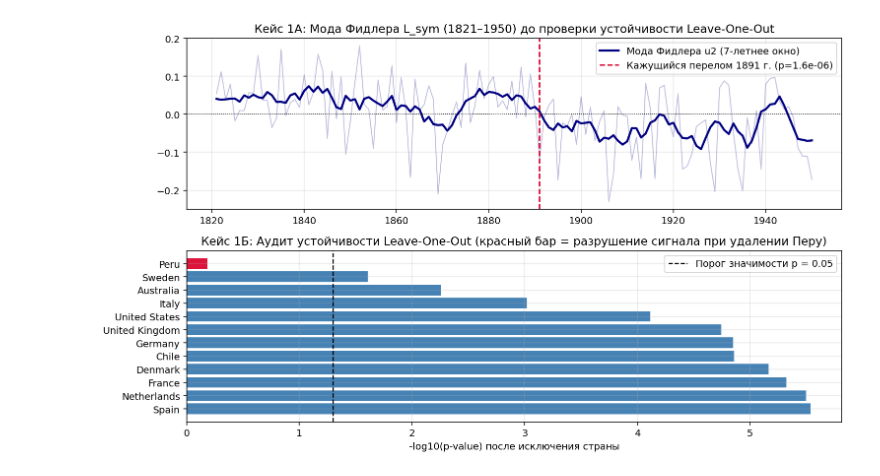
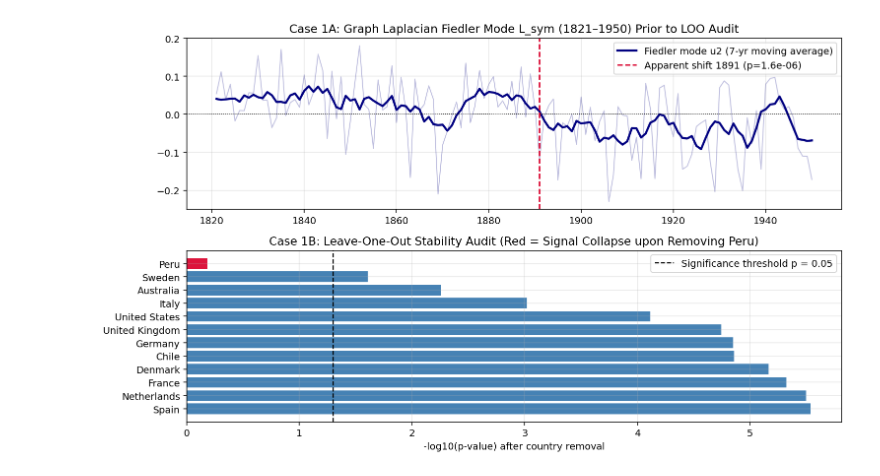
Before and after one commit to avtonomov-petr/cliometric-spectral-audit, a Jupyter notebook: cliometric_spectral_audit.ipynb, the cells around one changed output. Cells and saved outputs as stored; diff of their text form; code cells hidden in the pictures.

```diff
--- a/cliometric_spectral_audit.ipynb
+++ b/cliometric_spectral_audit.ipynb
@@ -113,13 +131,15 @@ print("Ядро протокола инициализировано. Папка
 # %%
 xlsx_files = [f for f in os.listdir(".") if f.endswith(".xlsx")]
 if not xlsx_files:
-    raise FileNotFoundError("Загрузите 'mpd2023_web.xlsx' в левую панель Colab (Files)!")
+  raise FileNotFoundError(
+      "Please upload 'mpd2023_web.xlsx' to the Colab Files panel!"
+  )
 
 mpd_file = xlsx_files.pop(0)
 df_mpd = pd.read_excel(mpd_file, sheet_name="Full data")
 df_piv = df_mpd.pivot(index="year", columns="country", values="gdppc")
 
-# 1. Срез 1820–1950 гг.
+# 1. Subsample 1820-1950
 df_ind = df_piv.loc[1820:1950].dropna(axis=1)
 countries_ind = df_ind.columns.tolist()
 X_ind = df_ind.values.astype(float)
@@ -128,30 +148,57 @@ yrs_ind = df_ind.index.values
 res1_ind = run_first_echelon_bypass(X_ind, countries_ind)
 boot_ind = bootstrap_pr(X_ind, n_iter=300)
 
-print(f"=== КЕЙС 1: MADDISON 1820–1950 ({len(yrs_ind)} лет x {len(countries_ind)} стран) ===")
-print(f"Энергия 1-й моды: {res1_ind['energy_1']:.2%}")
-print(f"PR(u1) = {res1_ind['pr_u1']:.3f} {boot_ind['u1_ci']} | PR(v1) = {res1_ind['pr_v1']:.3f} {boot_ind['v1_ci']}")
+print(
+    f"=== CASE 1: MADDISON 1820–1950 ({len(yrs_ind)} years x"
+    f" {len(countries_ind)} countries) ==="
+)
+print(f"Mode 1 Energy: {res1_ind['energy_1']:.2%}")
+print(
+    f"PR(u1) = {res1_ind['pr_u1']:.3f} {boot_ind['u1_ci']} | PR(v1) ="
+    f" {res1_ind['pr_v1']:.3f} {boot_ind['v1_ci']}"
+)
 
-# 2. Второй эшелон (L_sym на лог-приростах) и слепой поиск перелома + Leave-One-Out
+# 2. Second Echelon (L_sym on log-differences) + blind change-point scan + LOO
 X_diff_ind = np.diff(np.log(X_ind), axis=0)
 X_diff_ind_z = (X_diff_ind - X_diff_ind.mean(axis=0)) / X_diff_ind.std(axis=0)
 yrs_diff_ind = yrs_ind[1:]
 
 best_yr, min_p, p_scan, loo_ind, u2_ind = leave_one_out_scan(
-    X_diff_ind_z, yrs_diff_ind, countries_ind, np.arange(1845, 1930), test_type="mean", k_nn=6
+    X_diff_ind_z,
+    yrs_diff_ind,
+    countries_ind,
+    np.arange(1845, 1930),
+    test_type="mean",
+    k_nn=6,
 )
-print(f"\nСлепой детектор сдвига среднего (L_sym): минимум p = {min_p:.2e} в {best_yr} г.")
+print(
+    f"\nBlind change-point detector (L_sym): min p = {min_p:.2e} in {best_yr}"
+)
 for k, v in sorted(loo_ind.items(), key=lambda x: -x[1])[:3]:
-    print(f"  Чувствительность при исключении '{k}': p = {v:.2e}")
+  print(f"  Sensitivity upon excluding '{k}': p = {v:.2e}")
 
-# 3. Отрисовка и сохранение фигуры Кейса 1
+# 3. Plot and save Case 1 figure
 fig, (ax1, ax2) = plt.subplots(2, 1, figsize=(11, 6.5))
-u2_smooth = np.convolve(u2_ind, np.ones(7)/7, mode="same")
+u2_smooth = np.convolve(u2_ind, np.ones(7) / 7, mode="same")
 ax1.plot(yrs_diff_ind, u2_ind, color="navy", alpha=0.25, lw=1)
-ax1.plot(yrs_diff_ind, u2_smooth, color="navy", lw=2.2, label="Мода Фидлера u2 (7-летнее окно)")
+ax1.plot(
+    yrs_diff_ind,
+    u2_smooth,
+    color="navy",
+    lw=2.2,
+    label="Fiedler mode u2 (7-yr moving average)",
+)
 ax1.axhline(0, color="black", ls=":", lw=0.8)
-ax1.axvline(best_yr, color="crimson", ls="--", lw=1.5, label=f"Кажущийся перелом {best_yr} г. (p={min_p:.1e})")
-ax1.set_title("Кейс 1А: Мода Фидлера L_sym (1821–1950) до проверки устойчивости Leave-One-Out")
+ax1.axvline(
+    best_yr,
+    color="crimson",
+    ls="--",
+    lw=1.5,
+    label=f"Apparent shift {best_yr} (p={min_p:.1e})",
+)
+ax1.set_title(
+    "Case 1A: Graph Laplacian Fiedler Mode L_sym (1821–1950) Prior to LOO Audit"
+)
 ax1.legend()
 ax1.grid(True, alpha=0.3)
 
@@ -159,9 +206,18 @@ names_sorted = [k for k, _ in sorted(loo_ind.items(), key=lambda x: x[1])]
 pvals_sorted = [v for _, v in sorted(loo_ind.items(), key=lambda x: x[1])]
 colors_bar = ["crimson" if p > 0.05 else "steelblue" for p in pvals_sorted]
 ax2.barh(names_sorted, -np.log10(pvals_sorted), color=colors_bar)
-ax2.axvline(-np.log10(0.05), color="black", ls="--", lw=1.2, label="Порог значимости p = 0.05")
-ax2.set_xlabel("-log10(p-value) после исключения страны")
-ax2.set_title("Кейс 1Б: Аудит устойчивости Leave-One-Out (красный бар = разрушение сигнала при удалении Перу)")
+ax2.axvline(
+    -np.log10(0.05),
+    color="black",
+    ls="--",
+    lw=1.2,
+    label="Significance threshold p = 0.05",
+)
+ax2.set_xlabel("-log10(p-value) after country removal")
+ax2.set_title(
+    "Case 1B: Leave-One-Out Stability Audit (Red = Signal Collapse upon Removing"
+    " Peru)"
+)
 ax2.legend()
 ax2.grid(True, alpha=0.3)
 
@@ -180,2 +236,2 @@ PR(u1) = 0.485 (0.43408143718821407, 0.5341339792936044) | PR(v1) = 0.998 (0.996
-[figure, old version]
+[figure, new version]
 # %%
```
Also changed, not shown: parts of 6 cells of this notebook.
